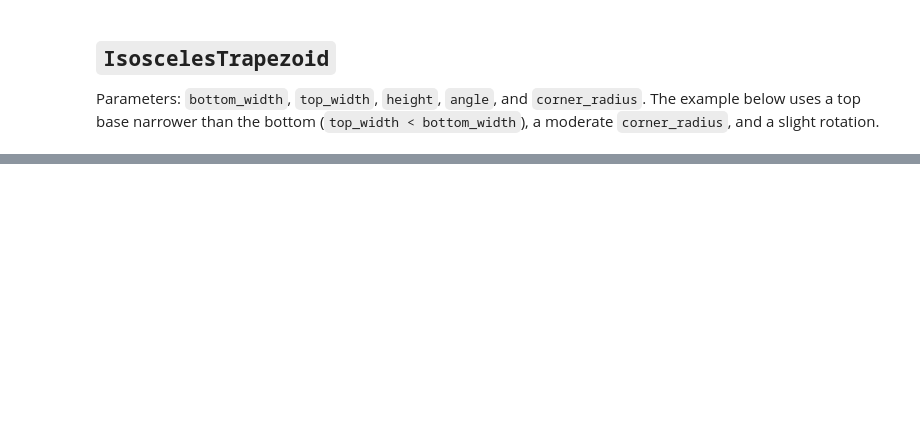
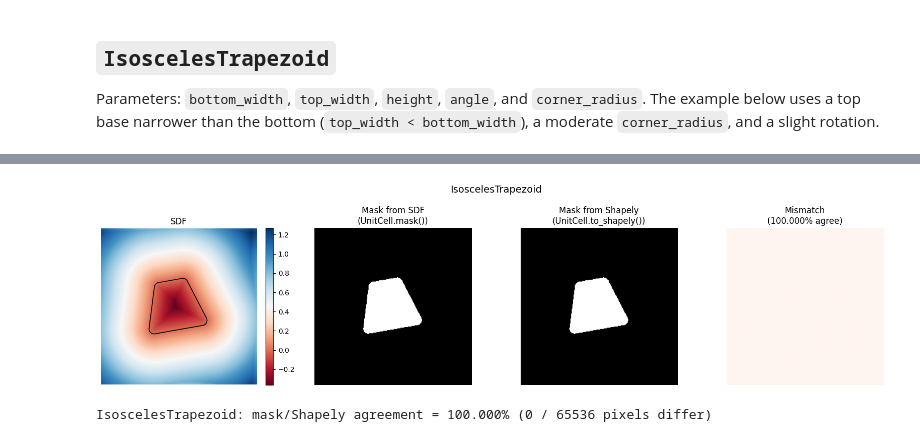
Before and after one commit to RodionovSA/metashapes, a Jupyter notebook: examples/quads.ipynb, the cells around one changed output, grey strips where cells are left out. Cells and saved outputs as stored; diff of their text form; code cells hidden in the pictures; blank space fills up the shorter version.

```diff
--- a/examples/quads.ipynb
+++ b/examples/quads.ipynb
@@ -205,0 +271,5 @@ notebook.
+# %%
+show_cell(trap_cell, title="IsoscelesTrapezoid")
+# %% [output]
+[figure, added]
+IsoscelesTrapezoid: mask/Shapely agreement = 100.000% (0 / 65536 pixels differ)
```
Also changed, not shown: parts of 20 cells of this notebook, 9 other files.
